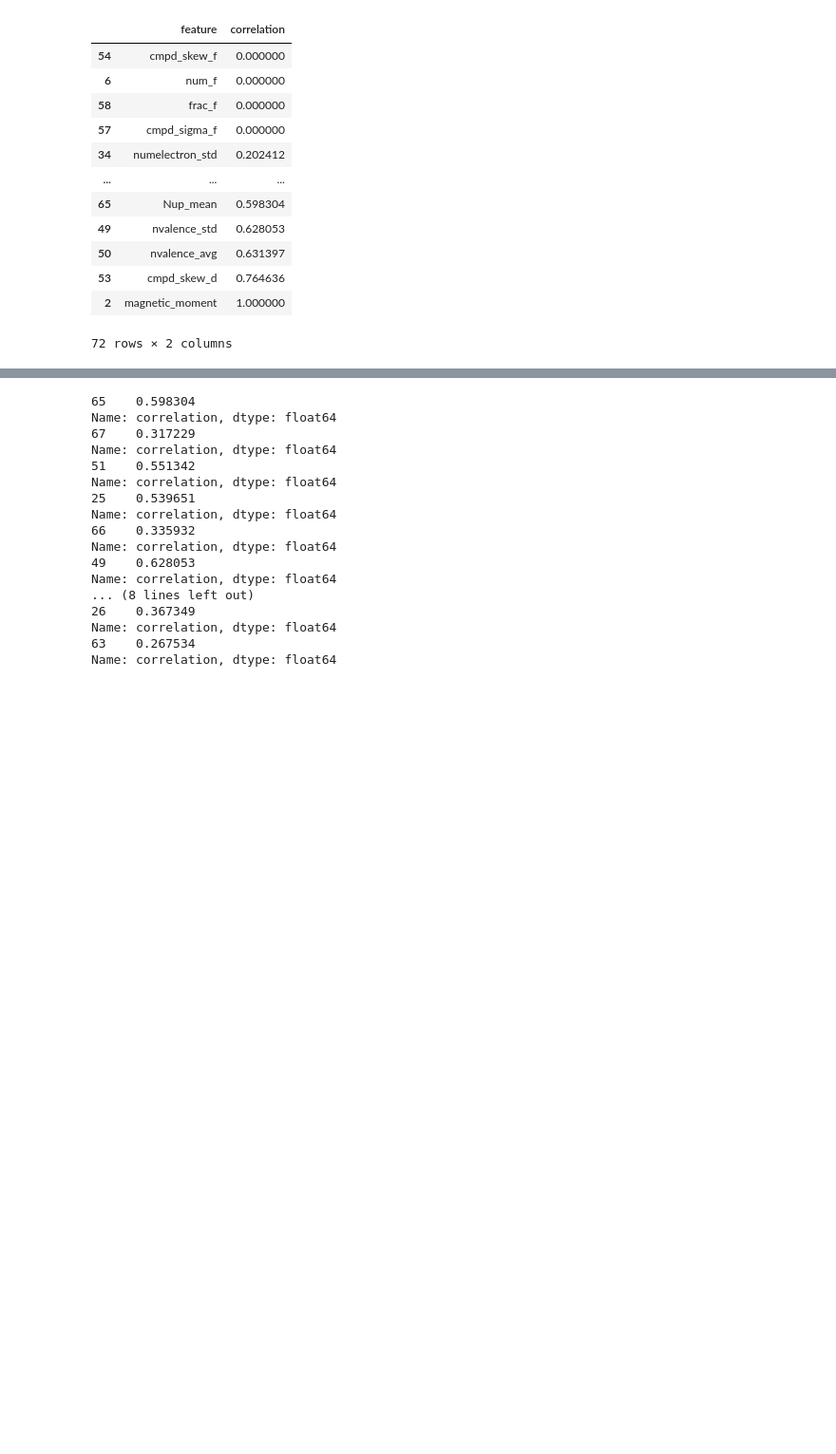
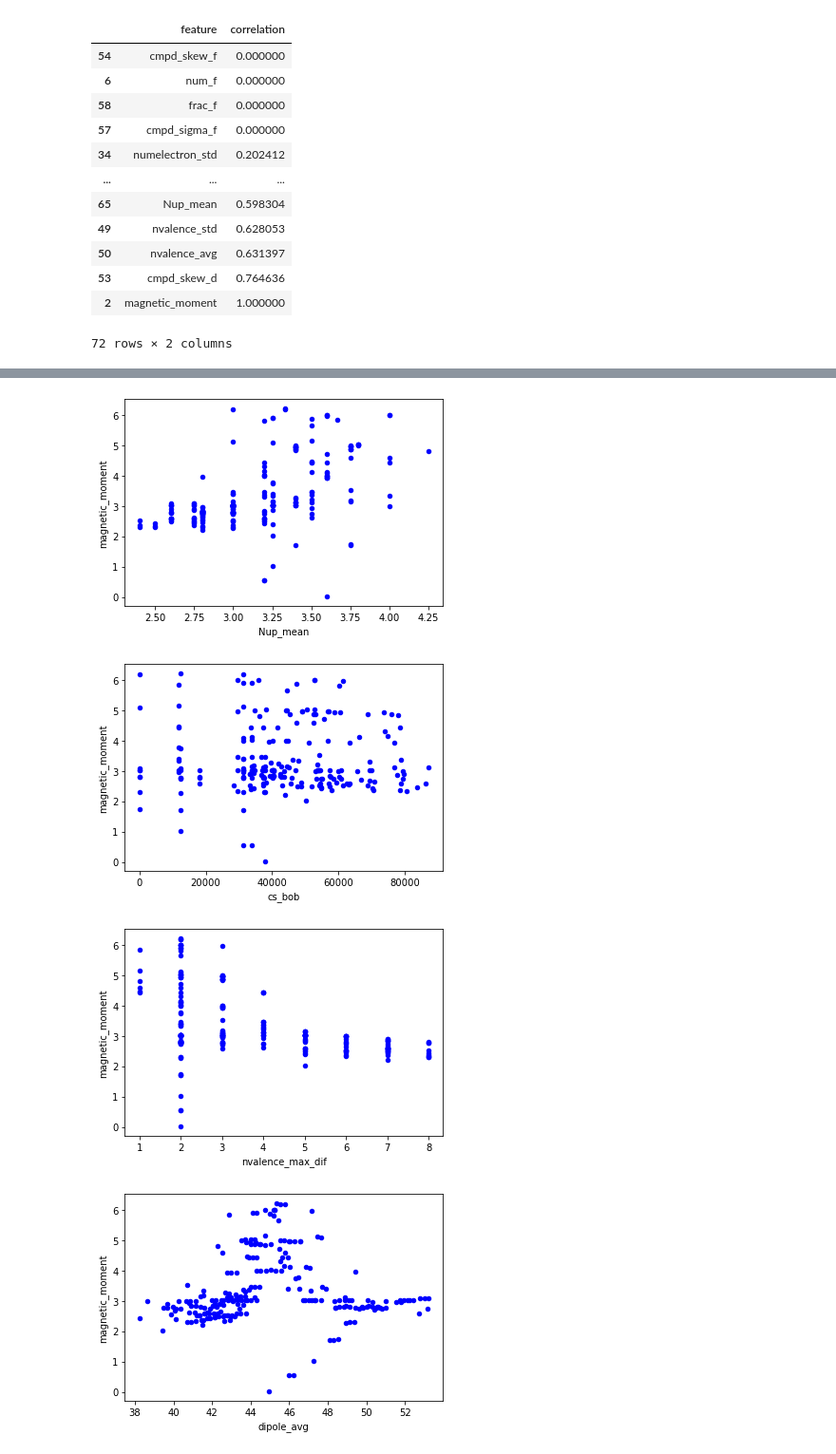
Before and after one commit to erikswanke/2d-Material-Science, a Jupyter notebook: MIC with 2d materials.ipynb, the cells around one changed output, grey strips where cells are left out. Shown at 95% size. Drawn from its saved outputs; the diff is of its cells as text; code cells hidden in the pictures; blank space fills up the shorter version.

```diff
--- a/MIC with 2d materials.ipynb
+++ b/MIC with 2d materials.ipynb
@@ -135,30 +124,17 @@ magnetic_moment 1.0000000000000002
 # %%
 features = ["Nup_mean", "cs_bob",  "nvalence_max_dif", "dipole_avg", "Nup_var", "nvalence_std",
             "nvalence_avg", "dipole_std_dif",  "vdwradius_avg", "covalentrad_std_dif", "dipole_max_dif", "hardness_mean" ]
 
 feature2 = "magnetic_moment"
 
+# for i in features:
+#     tmp = corrdf.loc[corrdf['feature'] == i]
+#     print(tmp.correlation)
+
 for i in features:
-    tmp = corrdf.loc[corrdf['feature'] == i]
-    print(tmp.correlation)
-
-# for i in features:
-#     ax1 = cdf.plot.scatter(x=i, y=feature2, c='Blue')
+    ax1 = cdf.plot.scatter(x=i, y=feature2, c='Blue')
 # %% [output]
-65    0.598304
-Name: correlation, dtype: float64
-67    0.317229
-Name: correlation, dtype: float64
-51    0.551342
-Name: correlation, dtype: float64
-25    0.539651
-Name: correlation, dtype: float64
-66    0.335932
-Name: correlation, dtype: float64
-49    0.628053
-Name: correlation, dtype: float64
-... (8 lines left out)
-26    0.367349
-Name: correlation, dtype: float64
-63    0.267534
-Name: correlation, dtype: float64
+[figure, added]
+[figure, added]
+[figure, added]
+[figure, added]
```
Also changed, not shown: parts of 5 cells of this notebook.
